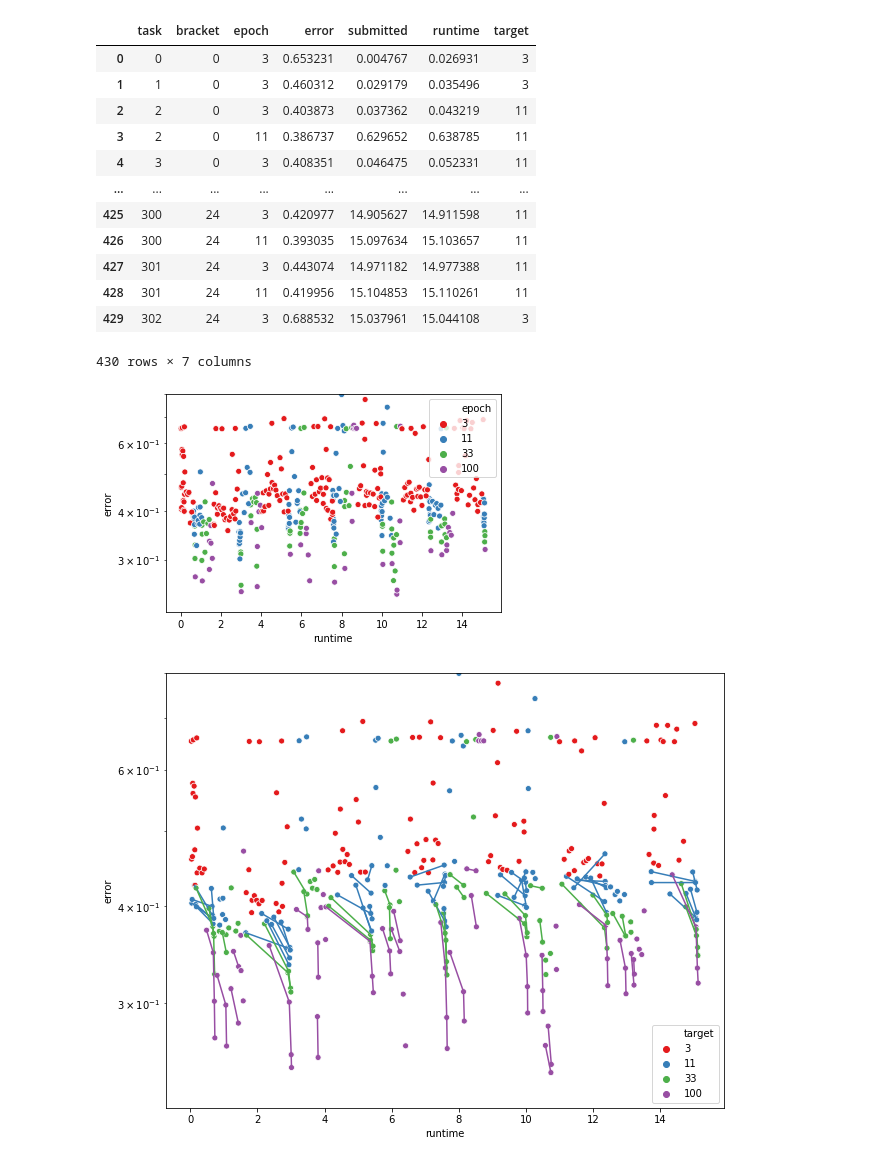
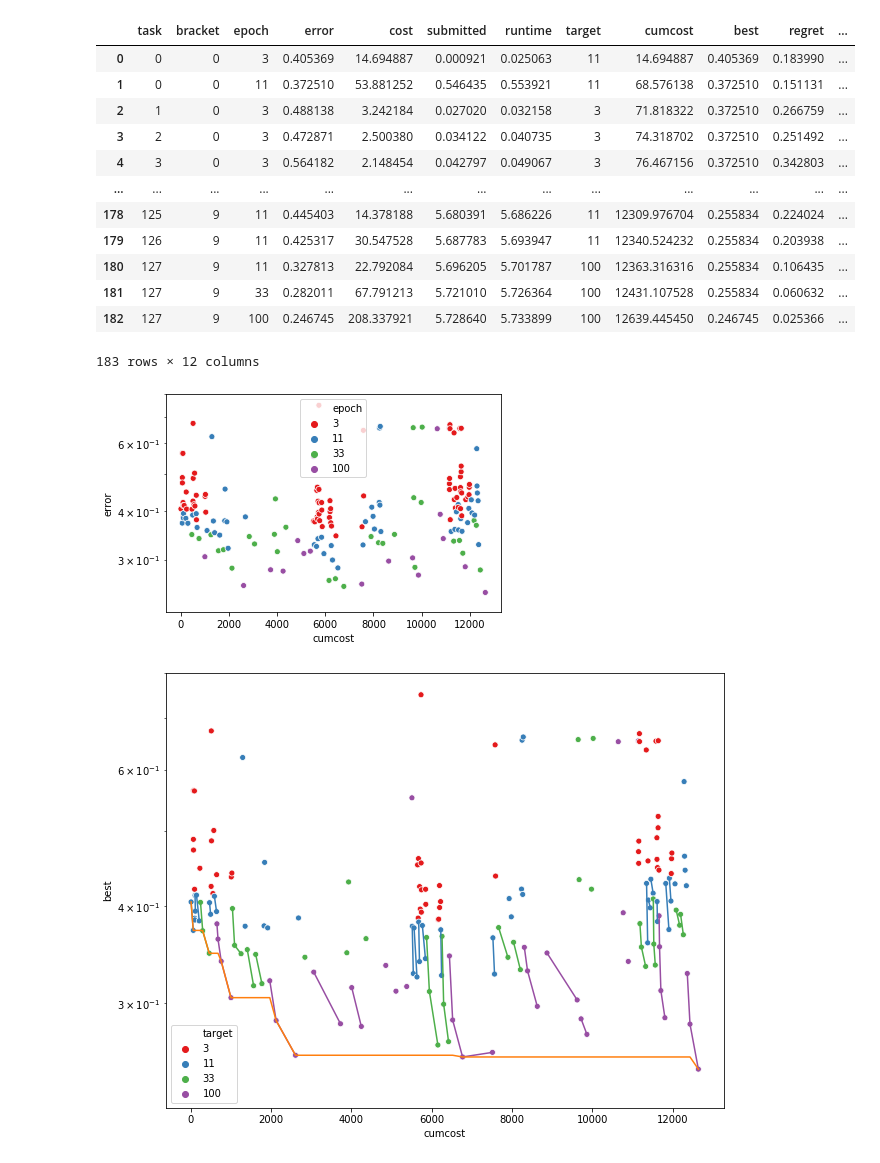
Before and after one commit to ltiao/bore, a Jupyter notebook: scratch/results.ipynb, the cells around one changed output. Saved outputs shown, nothing was run; the diff lists cells and outputs as text; code cells hidden in the pictures.

```diff
--- a/scratch/results.ipynb
+++ b/scratch/results.ipynb
@@ -5,28 +5,32 @@ import json
 import seaborn as sns
 import matplotlib.pyplot as plt
 # %%
-data = pd.read_csv("../results/multifi/results.csv", index_col=0)
+data = pd.read_csv("../results/test/results.csv", index_col=0)
 data.set_index("task", inplace=True)
-data = data.assign(target=data.groupby(level="task").epoch.max()).reset_index()
+data = data.assign(target=data.groupby(level="task").epoch.max(),
+                   cumcost=data.cost.cumsum(),
+                   best=data.error.cummin(),
+                   regret=data.error-0.22137885).reset_index()
+data = data.assign(best_regret=data.regret.cummin())
 data
 # %% [output]
-|  | task | bracket | epoch | error | submitted | runtime | target |
-| 0 | 0 | 0 | 3 | 0.653231 | 0.004767 | 0.026931 | 3 |
-| 1 | 1 | 0 | 3 | 0.460312 | 0.029179 | 0.035496 | 3 |
-| 2 | 2 | 0 | 3 | 0.403873 | 0.037362 | 0.043219 | 11 |
-| 3 | 2 | 0 | 11 | 0.386737 | 0.629652 | 0.638785 | 11 |
-| 4 | 3 | 0 | 3 | 0.408351 | 0.046475 | 0.052331 | 11 |
-| ... | ... | ... | ... | ... | ... | ... | ... |
-| 425 | 300 | 24 | 3 | 0.420977 | 14.905627 | 14.911598 | 11 |
-| 426 | 300 | 24 | 11 | 0.393035 | 15.097634 | 15.103657 | 11 |
-| 427 | 301 | 24 | 3 | 0.443074 | 14.971182 | 14.977388 | 11 |
-| 428 | 301 | 24 | 11 | 0.419956 | 15.104853 | 15.110261 | 11 |
-| 429 | 302 | 24 | 3 | 0.688532 | 15.037961 | 15.044108 | 3 |
+|  | task | bracket | epoch | error | cost | submitted | runtime | target | cumcost | best | regret | ... |
+| 0 | 0 | 0 | 3 | 0.405369 | 14.694887 | 0.000921 | 0.025063 | 11 | 14.694887 | 0.405369 | 0.183990 | ... |
+| 1 | 0 | 0 | 11 | 0.372510 | 53.881252 | 0.546435 | 0.553921 | 11 | 68.576138 | 0.372510 | 0.151131 | ... |
+| 2 | 1 | 0 | 3 | 0.488138 | 3.242184 | 0.027020 | 0.032158 | 3 | 71.818322 | 0.372510 | 0.266759 | ... |
+| 3 | 2 | 0 | 3 | 0.472871 | 2.500380 | 0.034122 | 0.040735 | 3 | 74.318702 | 0.372510 | 0.251492 | ... |
+| 4 | 3 | 0 | 3 | 0.564182 | 2.148454 | 0.042797 | 0.049067 | 3 | 76.467156 | 0.372510 | 0.342803 | ... |
+| ... | ... | ... | ... | ... | ... | ... | ... | ... | ... | ... | ... | ... |
+| 178 | 125 | 9 | 11 | 0.445403 | 14.378188 | 5.680391 | 5.686226 | 11 | 12309.976704 | 0.255834 | 0.224024 | ... |
+| 179 | 126 | 9 | 11 | 0.425317 | 30.547528 | 5.687783 | 5.693947 | 11 | 12340.524232 | 0.255834 | 0.203938 | ... |
+| 180 | 127 | 9 | 11 | 0.327813 | 22.792084 | 5.696205 | 5.701787 | 100 | 12363.316316 | 0.255834 | 0.106435 | ... |
+| 181 | 127 | 9 | 33 | 0.282011 | 67.791213 | 5.721010 | 5.726364 | 100 | 12431.107528 | 0.255834 | 0.060632 | ... |
+| 182 | 127 | 9 | 100 | 0.246745 | 208.337921 | 5.728640 | 5.733899 | 100 | 12639.445450 | 0.246745 | 0.025366 | ... |
-430 rows × 7 columns
+183 rows × 12 columns
 # %%
 fig, ax = plt.subplots()
 
-sns.scatterplot(x="runtime", y="error", hue="epoch", # units="task", estimator=None,
+sns.scatterplot(x="cumcost", y="error", hue="epoch", # units="task", estimator=None,
                 palette="Set1", data=data, ax=ax)
 
 ax.set_ylim(0.22, 0.8)
@@ -34,22 +38,23 @@ ax.set_yscale("log")
 
 plt.show()
 # %% [output]
-[figure, old version]
+[figure, new version]
 # %%
 fig, ax = plt.subplots(figsize=(10, 8))
 
-sns.scatterplot(x="runtime", y="error", hue="target",
+sns.scatterplot(x="cumcost", y="error", hue="target",
                 palette="Set1", data=data, ax=ax)
-sns.lineplot(x="runtime", y="error", hue="target",
+sns.lineplot(x="cumcost", y="error", hue="target",
              units="task", estimator=None, legend=False,
              palette="Set1", data=data, ax=ax)
+sns.lineplot(x="cumcost", y="best", data=data, ax=ax)
 
 ax.set_ylim(0.22, 0.8)
 ax.set_yscale("log")
 
 plt.show()
 # %% [output]
-[figure, old version]
+[figure, new version]
 # %%
 fig, ax = plt.subplots(figsize=(10, 8))
 
```
Also changed, not shown: parts of 4 cells of this notebook, 3 other files.
